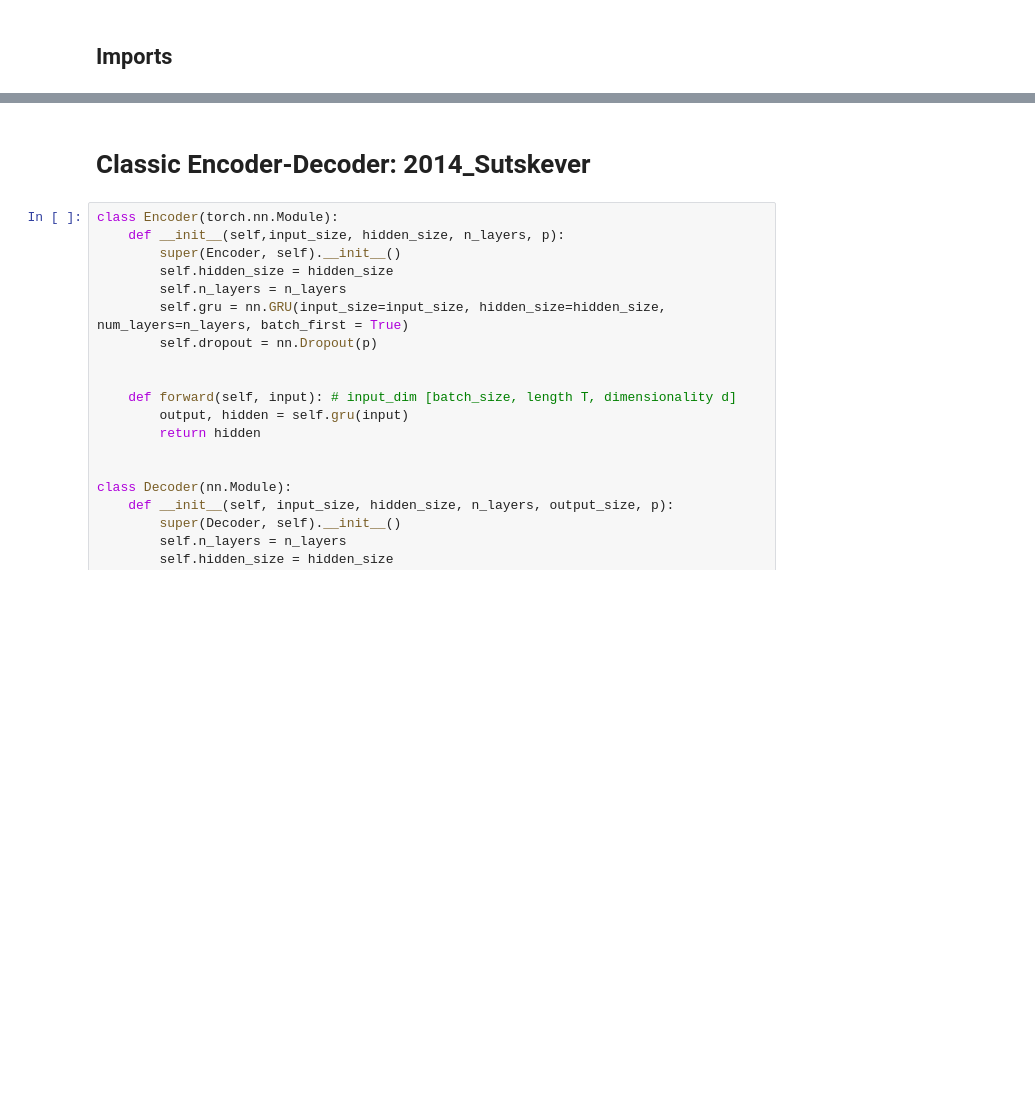
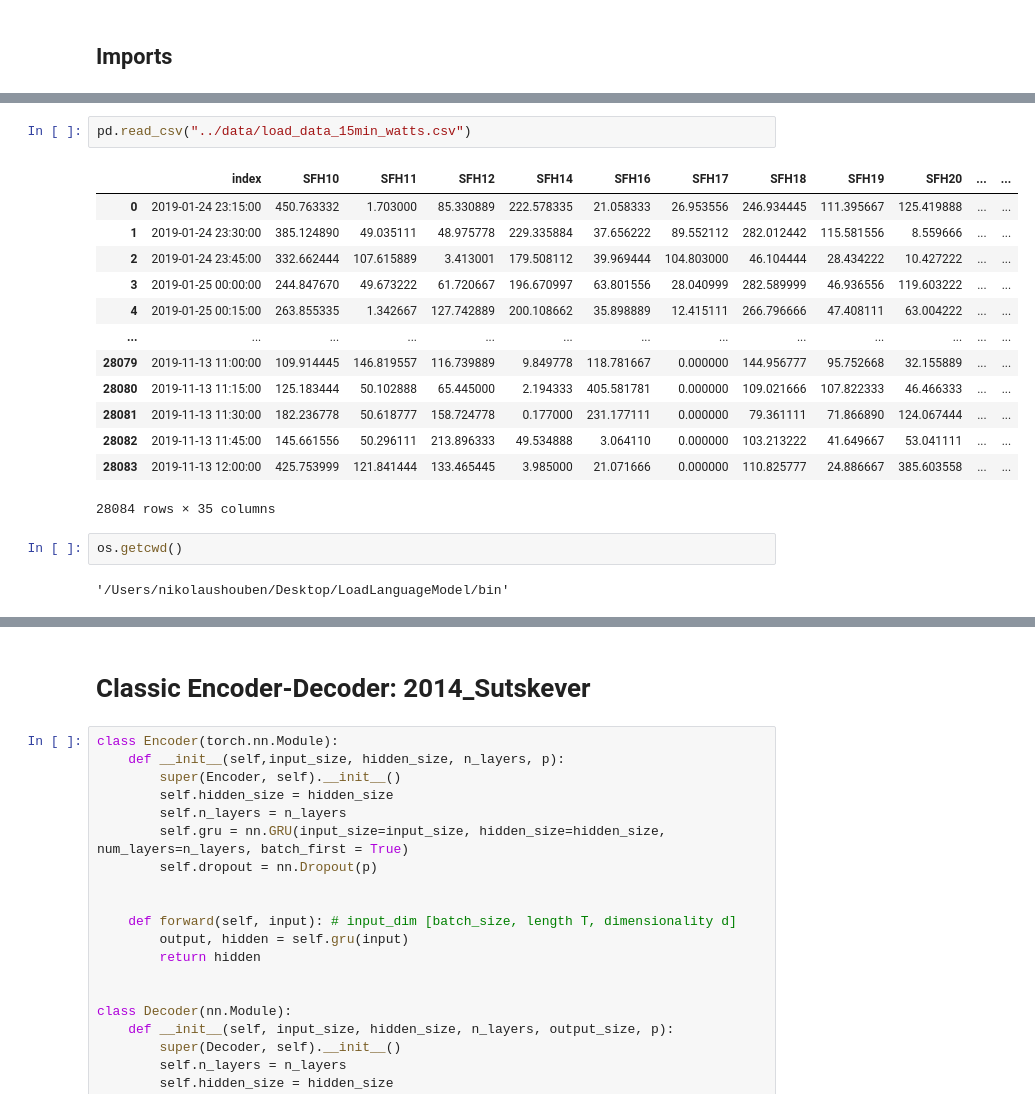
Before and after one commit to NikolausHouben/LoadLanguageModel, a Jupyter notebook: bin/seq2seq_1.ipynb, the cells around one changed output, grey strips where cells are left out. Drawn from its saved outputs; the diff is of its cells as text; blank space fills up the shorter version.

```diff
--- a/bin/seq2seq_1.ipynb
+++ b/bin/seq2seq_1.ipynb
@@ -127,0 +23,20 @@ testset = LoadDataset(test[:,:target_split], test[:,target_split:])
+# %%
+pd.read_csv("../data/load_data_15min_watts.csv")
+# %% [output]
+|  | index | SFH10 | SFH11 | SFH12 | SFH14 | SFH16 | SFH17 | SFH18 | SFH19 | SFH20 | ... | ... |
+| 0 | 2019-01-24 23:15:00 | 450.763332 | 1.703000 | 85.330889 | 222.578335 | 21.058333 | 26.953556 | 246.934445 | 111.395667 | 125.419888 | ... | ... |
+| 1 | 2019-01-24 23:30:00 | 385.124890 | 49.035111 | 48.975778 | 229.335884 | 37.656222 | 89.552112 | 282.012442 | 115.581556 | 8.559666 | ... | ... |
+| 2 | 2019-01-24 23:45:00 | 332.662444 | 107.615889 | 3.413001 | 179.508112 | 39.969444 | 104.803000 | 46.104444 | 28.434222 | 10.427222 | ... | ... |
+| 3 | 2019-01-25 00:00:00 | 244.847670 | 49.673222 | 61.720667 | 196.670997 | 63.801556 | 28.040999 | 282.589999 | 46.936556 | 119.603222 | ... | ... |
+| 4 | 2019-01-25 00:15:00 | 263.855335 | 1.342667 | 127.742889 | 200.108662 | 35.898889 | 12.415111 | 266.796666 | 47.408111 | 63.004222 | ... | ... |
+| ... | ... | ... | ... | ... | ... | ... | ... | ... | ... | ... | ... | ... |
+| 28079 | 2019-11-13 11:00:00 | 109.914445 | 146.819557 | 116.739889 | 9.849778 | 118.781667 | 0.000000 | 144.956777 | 95.752668 | 32.155889 | ... | ... |
+| 28080 | 2019-11-13 11:15:00 | 125.183444 | 50.102888 | 65.445000 | 2.194333 | 405.581781 | 0.000000 | 109.021666 | 107.822333 | 46.466333 | ... | ... |
+| 28081 | 2019-11-13 11:30:00 | 182.236778 | 50.618777 | 158.724778 | 0.177000 | 231.177111 | 0.000000 | 79.361111 | 71.866890 | 124.067444 | ... | ... |
+| 28082 | 2019-11-13 11:45:00 | 145.661556 | 50.296111 | 213.896333 | 49.534888 | 3.064110 | 0.000000 | 103.213222 | 41.649667 | 53.041111 | ... | ... |
+| 28083 | 2019-11-13 12:00:00 | 425.753999 | 121.841444 | 133.465445 | 3.985000 | 21.071666 | 0.000000 | 110.825777 | 24.886667 | 385.603558 | ... | ... |
+28084 rows × 35 columns
+# %%
+os.getcwd()
+# %% [output]
+'/Users/nikolaushouben/Desktop/LoadLanguageModel/bin'
```
Also changed, not shown: parts of 21 cells of this notebook.
